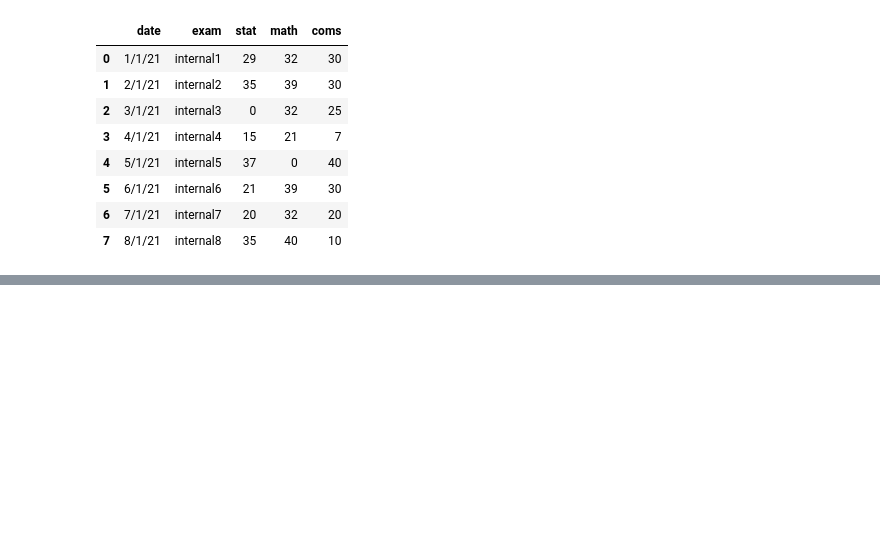
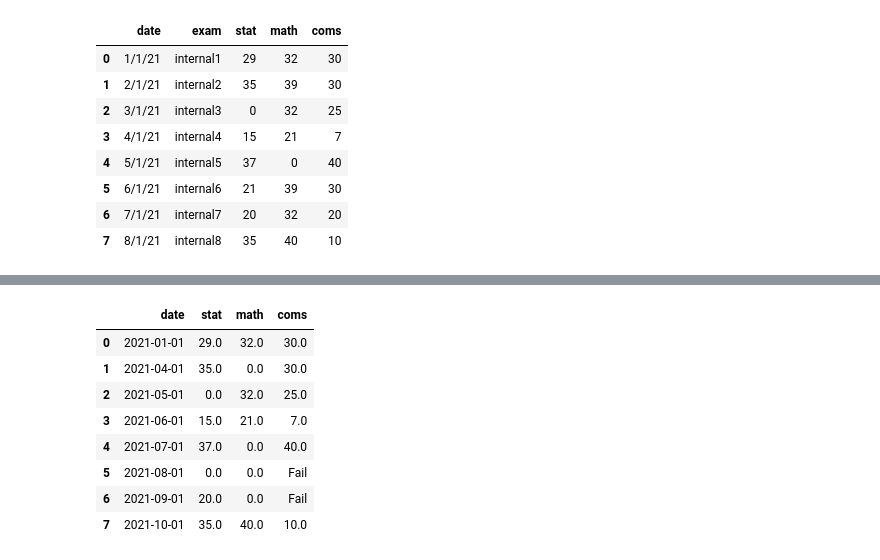
Before and after one commit to abhiramavala/Machine_Learning, a Jupyter notebook: PANDAS_notes.ipynb, the cells around one changed output, grey strips where cells are left out. Cells and saved outputs as stored; diff of their text form; code cells hidden in the pictures; blank space fills up the shorter version.

```diff
--- a/PANDAS_notes.ipynb
+++ b/PANDAS_notes.ipynb
@@ -521,0 +571,17 @@ df7.to_excel('new3.xlsx', startrow=4, startcol=2)
+# %%
+df9 = df8.fillna({
+    'stat' : 0,
+    'math' : 0,
+    'coms' : 'Fail'
+})
+df9
+# %% [output]
+|  | date | stat | math | coms |
+| 0 | 2021-01-01 | 29.0 | 32.0 | 30.0 |
+| 1 | 2021-04-01 | 35.0 | 0.0 | 30.0 |
+| 2 | 2021-05-01 | 0.0 | 32.0 | 25.0 |
+| 3 | 2021-06-01 | 15.0 | 21.0 | 7.0 |
+| 4 | 2021-07-01 | 37.0 | 0.0 | 40.0 |
+| 5 | 2021-08-01 | 0.0 | 0.0 | Fail |
+| 6 | 2021-09-01 | 20.0 | 0.0 | Fail |
+| 7 | 2021-10-01 | 35.0 | 40.0 | 10.0 |
```
Also changed, not shown: parts of 14 cells of this notebook, 3 other files.
